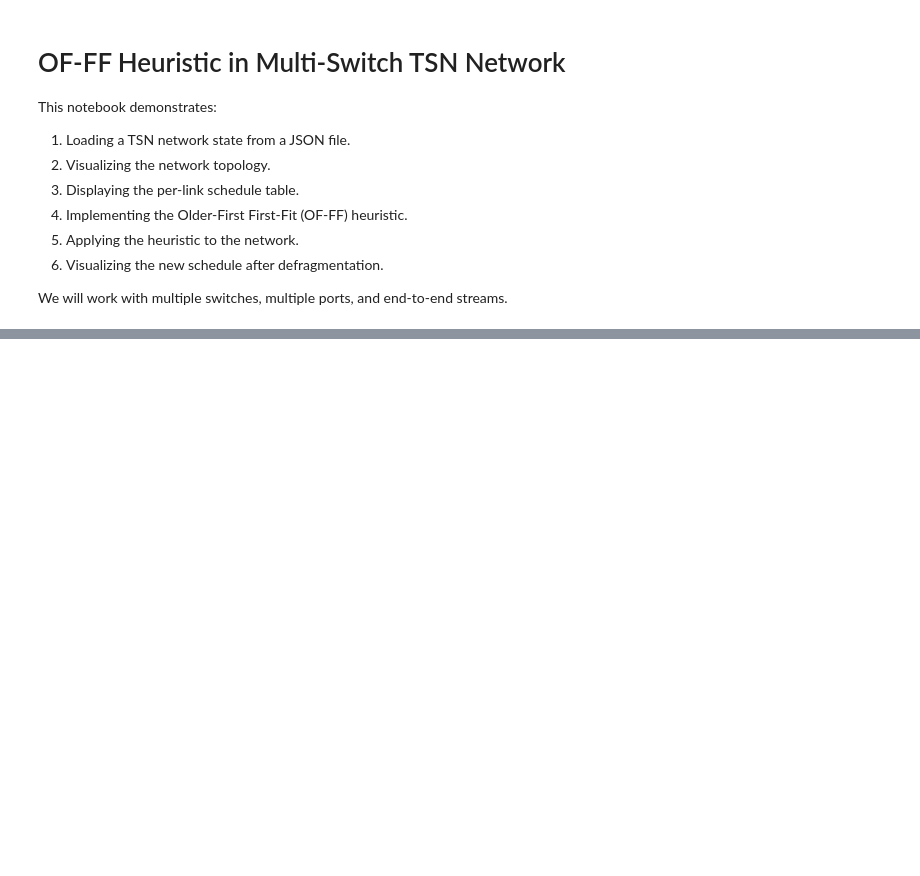
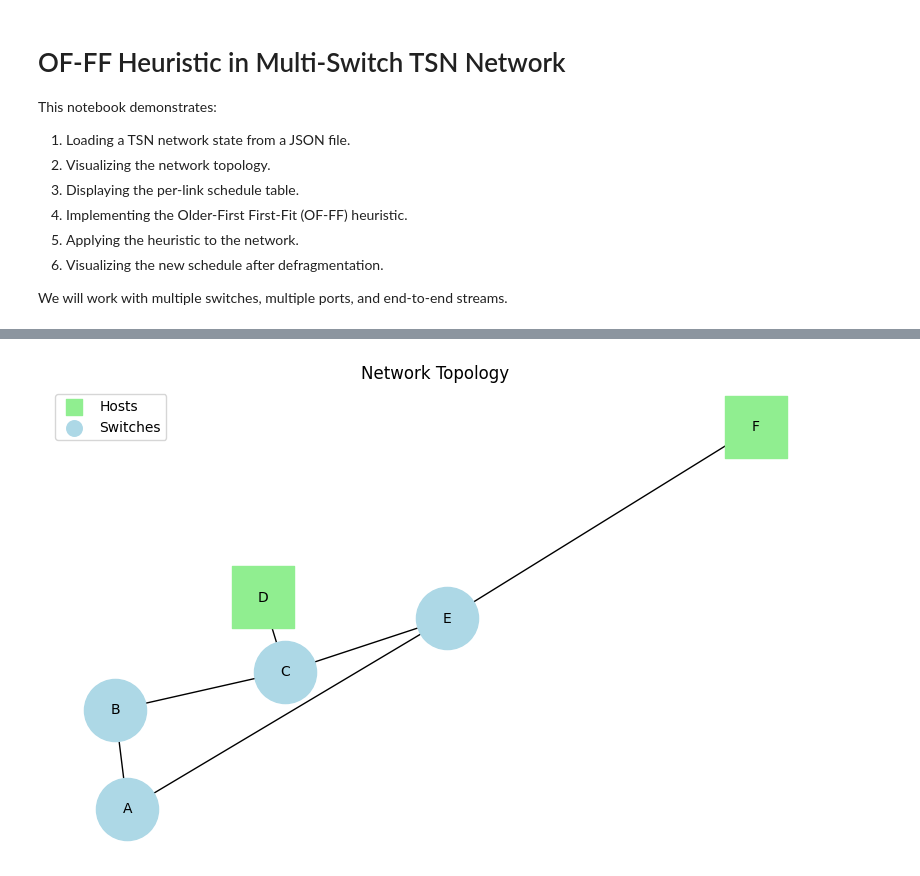
Before and after one commit to haddadwassim/FlexTAS-extension, a Jupyter notebook: heursitics/heuristics.ipynb, the cells around one changed output, grey strips where cells are left out. Drawn from its saved outputs; the diff is of its cells as text; code cells hidden in the pictures; blank space fills up the shorter version.

```diff
--- a/heursitics/heuristics.ipynb
+++ b/heursitics/heuristics.ipynb
@@ -234,2 +29,0 @@ def of_ff_heuristic_tsn_ff(network_data, num_reallocations=2):
-# %%
-network_data, link_schedules = of_ff_heuristic(network_data, num_reallocations=2)
@@ -271,0 +30,50 @@ plt.show()
+# %%
+
+# Load JSON
+with open("scenario.json") as f:
+    network_data = json.load(f)
+
+G = nx.DiGraph()
+
+# Add nodes
+for node in network_data["nodes"]:
+    G.add_node(node["name"], type=node["type"])
+
+# Add links
+for link in network_data["links"]:
+    G.add_edge(
+        link["sourceNode"],
+        link["destNode"],
+        bw=link["linkBw"],
+        delay=link["propDelay"]
+    )
+
+# Positioning (automatic layout)
+pos = nx.spring_layout(G, seed=42)
+
+# Separate hosts and switches
+hosts = [n for n, d in G.nodes(data=True) if d["type"] == "host"]
+switches = [n for n, d in G.nodes(data=True) if d["type"] == "switch"]
+
+plt.figure(figsize=(10, 6))
+
+# Draw nodes
+nx.draw_networkx_nodes(G, pos, nodelist=hosts, node_color="lightgreen",
+                       node_shape="s", node_size=2000, label="Hosts")
+
+nx.draw_networkx_nodes(G, pos, nodelist=switches, node_color="lightblue",
+                       node_shape="o", node_size=2000, label="Switches")
+
+# Draw edges
+nx.draw_networkx_edges(G, pos)
+
+# Labels
+nx.draw_networkx_labels(G, pos, font_size=10)
+
+plt.title("Network Topology")
+plt.legend(loc='upper left',
+           markerscale=0.25)
+plt.axis("off")
+plt.show()
+# %% [output]
+[figure, added]
```
Also changed, not shown: parts of 9 cells of this notebook, 5 other files.
